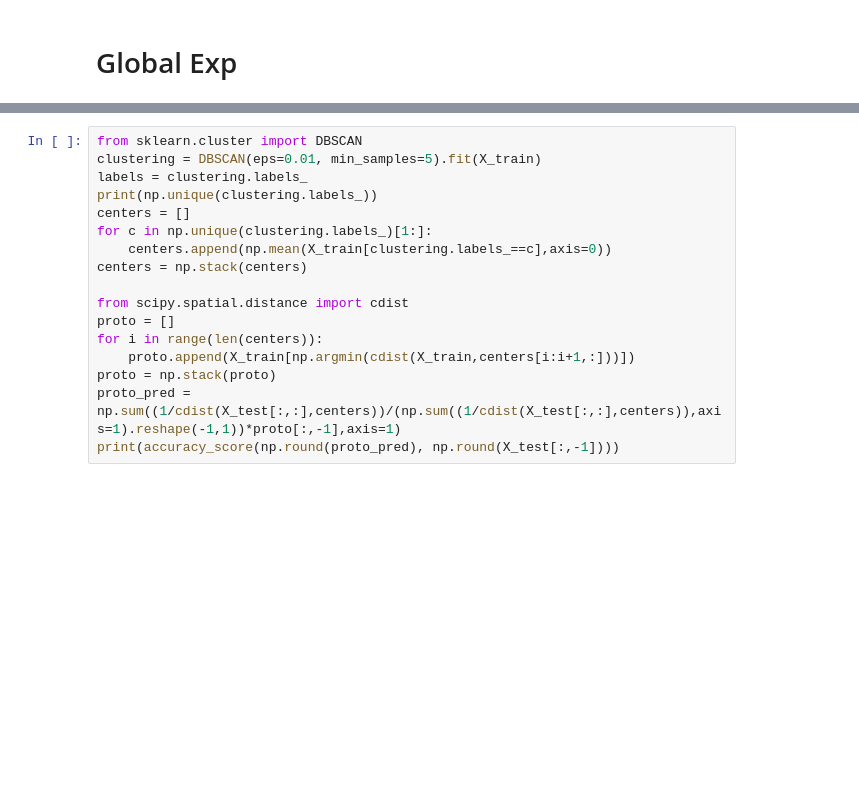
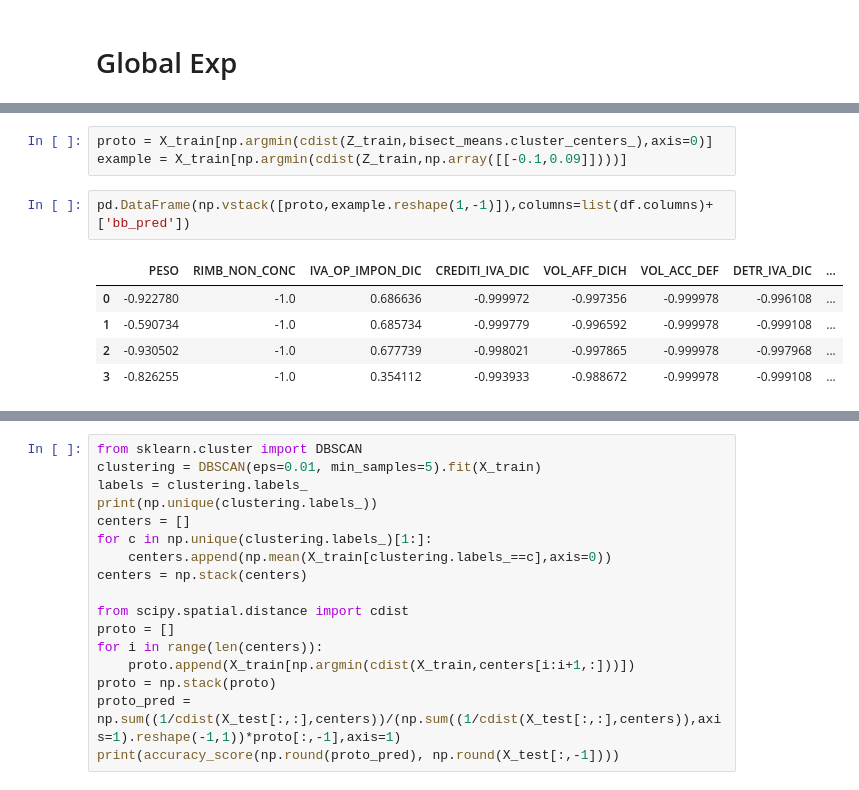
Before and after one commit to francescobodria/posthoc-similaryclass-counterfactuals, a Jupyter notebook: diva.ipynb, the cells around one changed output, grey strips where cells are left out. Drawn from its saved outputs; the diff is of its cells as text; blank space fills up the shorter version.

```diff
--- a/diva.ipynb
+++ b/diva.ipynb
@@ -395,0 +412,11 @@ np.mean(cdist(Z_train,Z_train))
+# %%
+proto = X_train[np.argmin(cdist(Z_train,bisect_means.cluster_centers_),axis=0)]
+example = X_train[np.argmin(cdist(Z_train,np.array([[-0.1,0.09]])))]
+# %%
+pd.DataFrame(np.vstack([proto,example.reshape(1,-1)]),columns=list(df.columns)+['bb_pred'])
+# %% [output]
+|  | PESO | RIMB_NON_CONC | IVA_OP_IMPON_DIC | CREDITI_IVA_DIC | VOL_AFF_DICH | VOL_ACC_DEF | DETR_IVA_DIC | ... |
+| 0 | -0.922780 | -1.0 | 0.686636 | -0.999972 | -0.997356 | -0.999978 | -0.996108 | ... |
+| 1 | -0.590734 | -1.0 | 0.685734 | -0.999779 | -0.996592 | -0.999978 | -0.999108 | ... |
+| 2 | -0.930502 | -1.0 | 0.677739 | -0.998021 | -0.997865 | -0.999978 | -0.997968 | ... |
+| 3 | -0.826255 | -1.0 | 0.354112 | -0.993933 | -0.988672 | -0.999978 | -0.999108 | ... |
```
Also changed, not shown: parts of 14 cells of this notebook, 16 other files.
